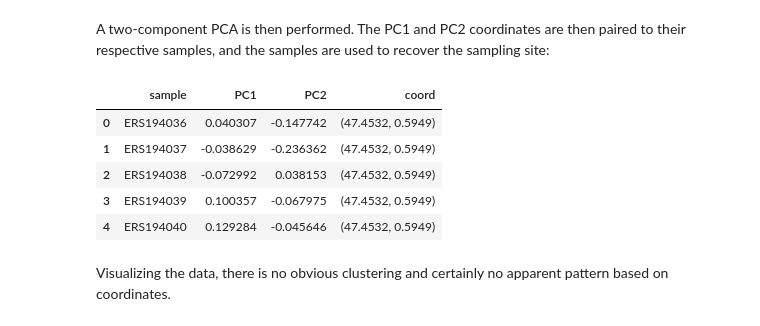
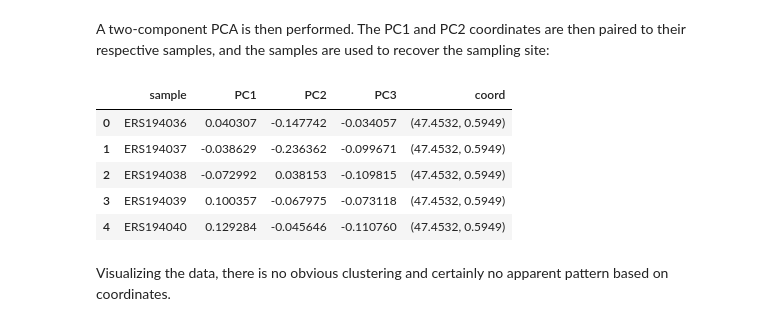
Before and after one commit to dhonson-lncrna/DH_SymbiosisProject, a Jupyter notebook: 04) analysis.ipynb, the cells around one changed output. Saved outputs shown, nothing was run; the diff lists cells and outputs as text; code cells hidden in the pictures.

Commit message:
Finishing analysis

```diff
--- a/04) analysis.ipynb
+++ b/04) analysis.ipynb
@@ -86,29 +87,30 @@ pca_df.head()
 # %% [markdown]
 A two-component PCA is then performed. The PC1 and PC2 coordinates are then paired to their respective samples, and the samples are used to recover the sampling site:
 # %%
-pca_taxon = PCA(n_components=2)
+pca_taxon = PCA(n_components=3)
 pc_analysis = pca_taxon.fit_transform(pca_df)
 
 x = [i[0] for i in pc_analysis]
 y = [i[1] for i in pc_analysis]
+z = [i[2] for i in pc_analysis]
 samp = pca_df.index
 
-pc_df = pd.DataFrame(list(zip(samp,x,y)),columns=['sample','PC1','PC2'])
+pc_df = pd.DataFrame(list(zip(samp,x,y,z)),columns=['sample','PC1','PC2','PC3'])
 
 for i in pc_df.index:
     sample = pc_df.loc[i,'sample']
     subdf = alldata[alldata['sample'] == sample]
 
     pc_df.loc[i,'coord'] = subdf.iloc[0]['coord']
 
 pc_df.head()
 # %% [output]
-|  | sample | PC1 | PC2 | coord |
-| 0 | ERS194036 | 0.040307 | -0.147742 | (47.4532, 0.5949) |
-| 1 | ERS194037 | -0.038629 | -0.236362 | (47.4532, 0.5949) |
-| 2 | ERS194038 | -0.072992 | 0.038153 | (47.4532, 0.5949) |
-| 3 | ERS194039 | 0.100357 | -0.067975 | (47.4532, 0.5949) |
-| 4 | ERS194040 | 0.129284 | -0.045646 | (47.4532, 0.5949) |
+|  | sample | PC1 | PC2 | PC3 | coord |
+| 0 | ERS194036 | 0.040307 | -0.147742 | -0.034057 | (47.4532, 0.5949) |
+| 1 | ERS194037 | -0.038629 | -0.236362 | -0.099671 | (47.4532, 0.5949) |
+| 2 | ERS194038 | -0.072992 | 0.038153 | -0.109815 | (47.4532, 0.5949) |
+| 3 | ERS194039 | 0.100357 | -0.067975 | -0.073118 | (47.4532, 0.5949) |
+| 4 | ERS194040 | 0.129284 | -0.045646 | -0.110760 | (47.4532, 0.5949) |
 # %% [markdown]
 Visualizing the data, there is no obvious clustering and certainly no apparent pattern based on coordinates.
 # %%
```
Also changed, not shown: parts of 11 cells of this notebook, 4 other files.
